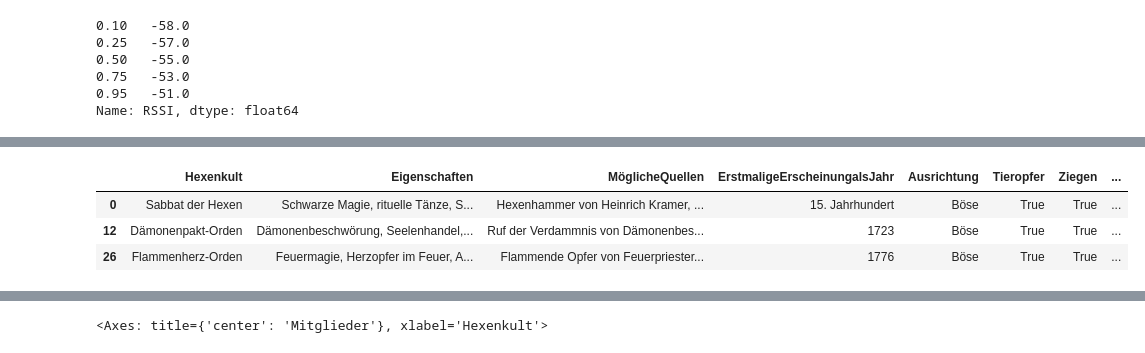
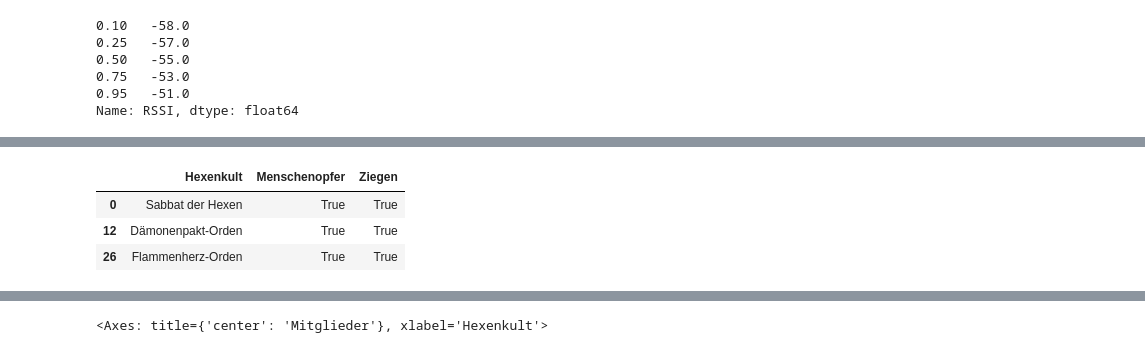
Before and after one commit to DrGonzales/pandaspielplatz, a Jupyter notebook: 1_pandas_basics.ipynb, the cells around one changed output, grey strips where cells are left out. Drawn from its saved outputs; the diff is of its cells as text; code cells hidden in the pictures.

```diff
--- a/1_pandas_basics.ipynb
+++ b/1_pandas_basics.ipynb
@@ -110,13 +181,13 @@ hexen_2
 | 28 | Ewige Schattenhexen | Dunkle Magie, Schattenrituale, Ew... | Schattengeflüster von Dunkelhexe,... | 1890 | Böse | True | False | ... |
 | 29 | Sonnenlicht-Schwesternschaft | Lichtmagie, Sonnenrituale, Verehr... | Strahlen der Sonne von Lichtpries... | 1765 | Gut | False | False | ... |
 # %%
-ganzueble = hexen_2[(hexen_2.Menschenopfer==True) & (hexen_2.Ziegen==True)]
+ganzueble = hexen_2[(hexen_2.Menschenopfer==True) & (hexen_2.Ziegen==True)][['Hexenkult','Menschenopfer','Ziegen']]
 ganzueble
 # %% [output]
-|  | Hexenkult | Eigenschaften | MöglicheQuellen | ErstmaligeErscheinungalsJahr | Ausrichtung | Tieropfer | Ziegen | ... |
-| 0 | Sabbat der Hexen | Schwarze Magie, rituelle Tänze, S... | Hexenhammer von Heinrich Kramer, ... | 15. Jahrhundert | Böse | True | True | ... |
-| 12 | Dämonenpakt-Orden | Dämonenbeschwörung, Seelenhandel,... | Ruf der Verdammnis von Dämonenbes... | 1723 | Böse | True | True | ... |
-| 26 | Flammenherz-Orden | Feuermagie, Herzopfer im Feuer, A... | Flammende Opfer von Feuerpriester... | 1776 | Böse | True | True | ... |
+|  | Hexenkult | Menschenopfer | Ziegen |
+| 0 | Sabbat der Hexen | True | True |
+| 12 | Dämonenpakt-Orden | True | True |
+| 26 | Flammenherz-Orden | True | True |
 # %%
 hexen_2['len'] = hexen_2.Vorkommen.apply(lambda x: x.split(','))
 hexen_2
```
Also changed, not shown: parts of 16 cells of this notebook, 1 other file.
